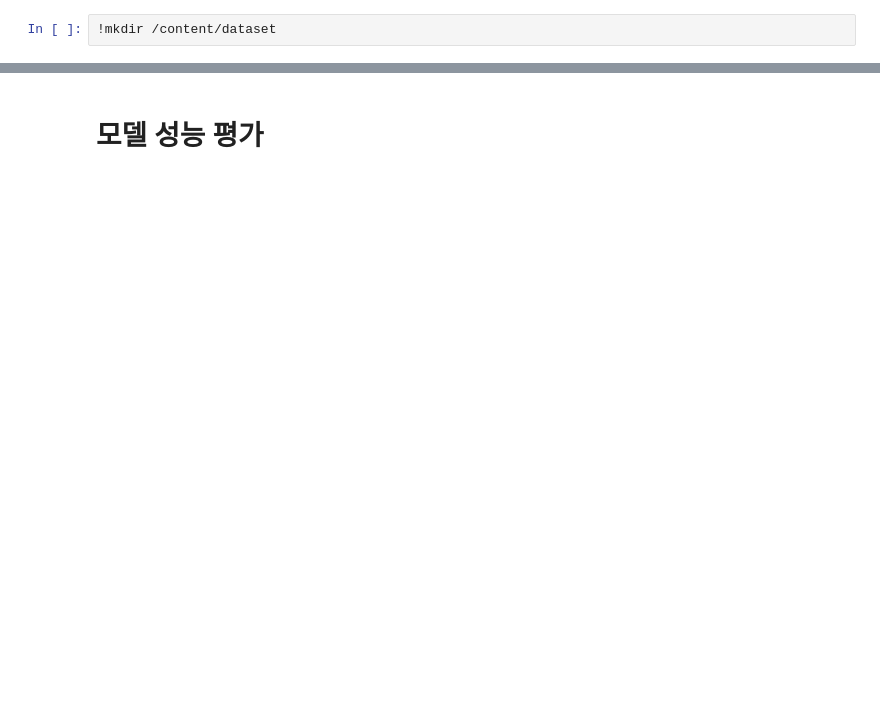
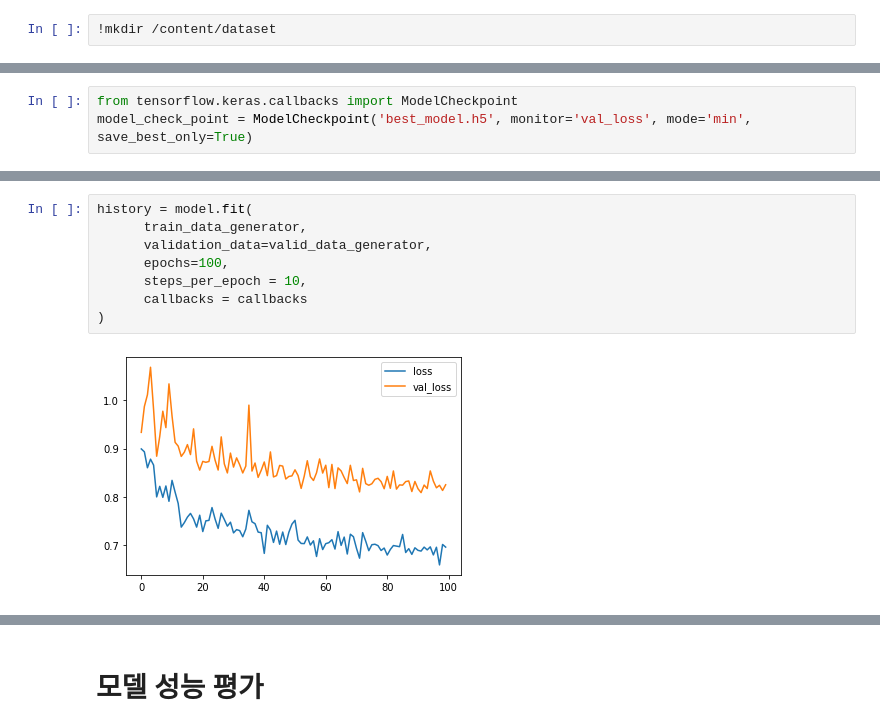
Before and after one commit to Tieck-IT/Study, a Jupyter notebook: paper/glaucoma_dectetion.ipynb, the cells around one changed output, grey strips where cells are left out. Cells and saved outputs as stored; diff of their text form; blank space fills up the shorter version.

```diff
--- a/paper/glaucoma_dectetion.ipynb
+++ b/paper/glaucoma_dectetion.ipynb
@@ -198,0 +242,3 @@ _________________________________________________________________
+# %%
+from tensorflow.keras.callbacks import ModelCheckpoint
+model_check_point = ModelCheckpoint('best_model.h5', monitor='val_loss', mode='min', save_best_only=True)
@@ -198,0 +365,10 @@ _________________________________________________________________
+# %%
+history = model.fit(
+      train_data_generator,
+      validation_data=valid_data_generator,
+      epochs=100,
+      steps_per_epoch = 10,
+      callbacks = callbacks
+)
+# %% [output]
+[figure, added]
```
Also changed, not shown: parts of 58 cells of this notebook.
